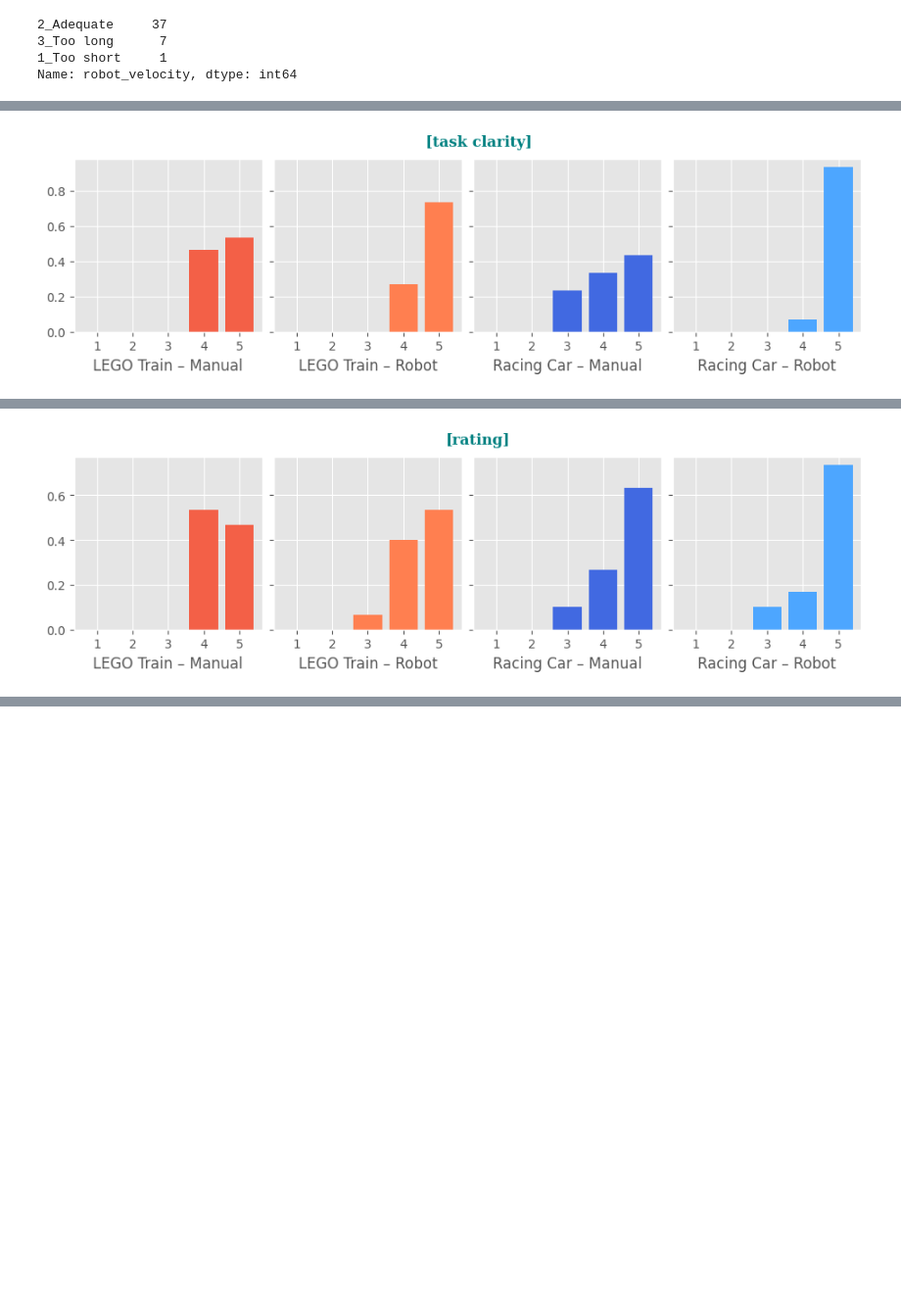
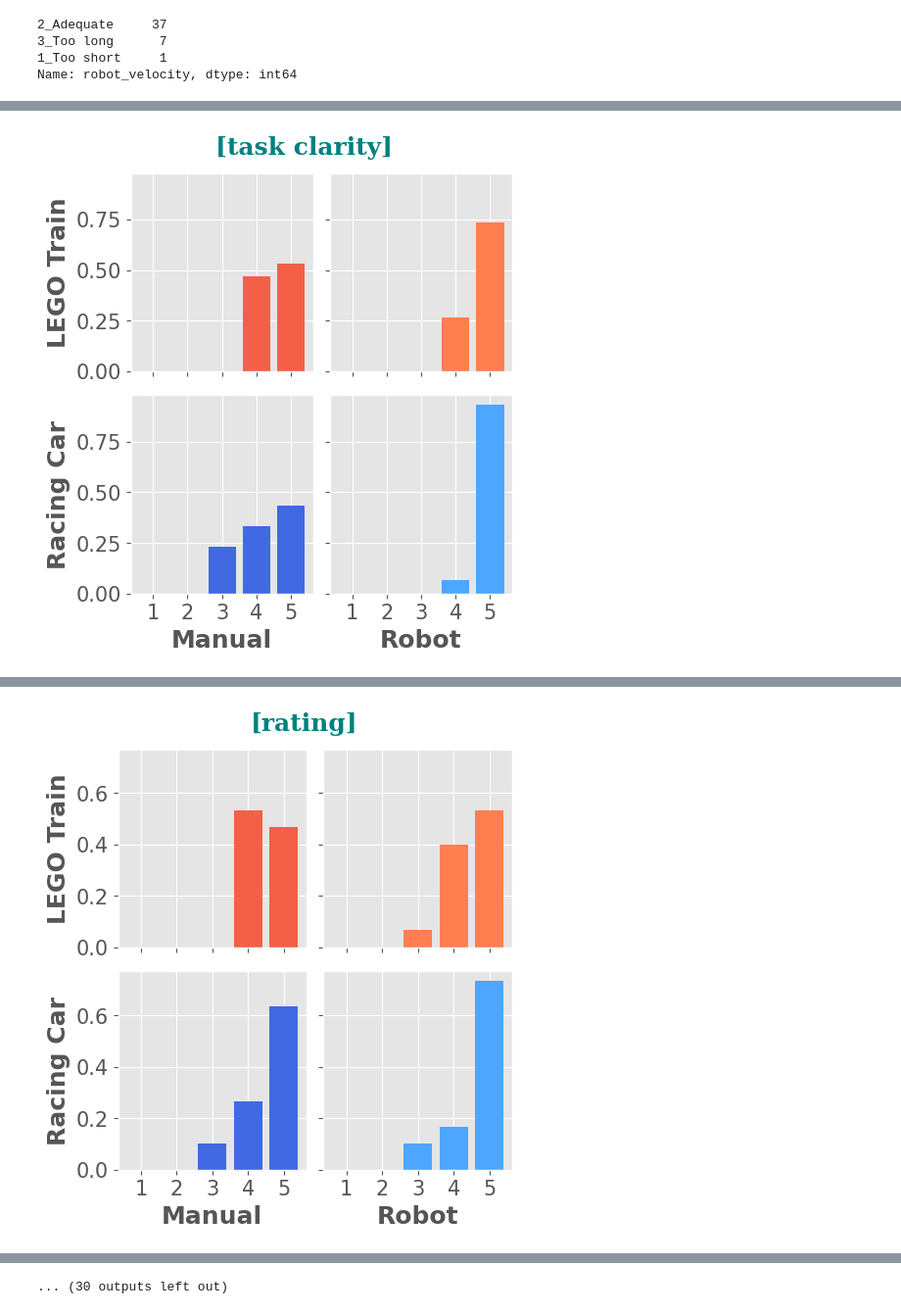
Before and after one commit to beatrice-portelli/MaCoRoGPT-plots, a Jupyter notebook: for_paper.ipynb, the cells around one changed output, grey strips where cells are left out. Shown at 98% size. Cells and saved outputs as stored; diff of their text form; code cells hidden in the pictures; blank space fills up the shorter version.

Commit message:
plots

```diff
--- a/for_paper.ipynb
+++ b/for_paper.ipynb
@@ -317,26 +313,30 @@ for VAR, X_RANGE, X_LABELS, ORIENTATION, SETUPS in PLOTS:
 # %%
 plt.style.use('ggplot')
+font = {
+    'size' : 15
+}
+mpl.rc('font', **font)
 
 PLOTS = [
-    ("task_clarity", list(range(1,6)), None, "horizontal", ["Manual", "Robot"]),
-    ("rating", list(range(1,6)), None, "horizontal", ["Manual", "Robot"]),
-    # ("perceived_effort", list(range(1,6)), None, "horizontal", ["Manual"]),
-    # ("comfortable", list(range(1,6)), None, "horizontal", ["Manual"]),
-    # ("fatigue", list(range(2)), ["No", "Yes"], "horizontal", ["Manual"]),
-    # ("sequence_intuitive", list(range(1,6)), None, "horizontal", ["Manual"]),
-    # ("perceived_difficulty", list(range(1,6)), None, "horizontal", ["Manual"]),
-    # ("efficiency", list(range(1,6)), None, "horizontal", ["Manual"]),
-    # ("robot_facilitated", list(range(1,6)), None, "horizontal", ["Robot"]),
-    # ("int_reduced_robot_downtime", list(range(0,4)), ['N/A', 'No', 'Slightly', 'Significantly'], "horizontal", ["Robot"]),
-    # ("robot_natural_interaction", list(range(1,6)), None, "horizontal", ["Robot"]),
-    # ("robot_timely", list(range(1,6)), None, "horizontal", ["Robot"]),
-    # ("interaction_fluidity", list(range(1,6)), None, "horizontal", ["Robot"]),
-    # ("robot_trajectory", list(range(1,6)), None, "horizontal", ["Robot"]),
-    # ("int_robot_velocity", list(range(3)), ["Too fast", "Adequate", "Too slow"], "horizontal", ["Robot"]),
-    # ("robot_obstacle", list(range(2)), ["No", "Yes"], "horizontal", ["Robot"]),
-    # ("robot_collision", list(range(3)), ["Never", "Sometimes", "Often"], "horizontal", ["Robot"]),
-    # ("safety_effective", list(range(1,6)), None, "horizontal", ["Robot"]),
-    # ("gui_simple", list(range(1,6)), None, "horizontal", ["Robot"]),
+    ("task_clarity", list(range(1,6)), None, "squared", ["Manual", "Robot"]),
+    ("rating", list(range(1,6)), None, "squared", ["Manual", "Robot"]),
+    ("perceived_effort", list(range(1,6)), None, "horizontal", ["Manual"]),
+    ("comfortable", list(range(1,6)), None, "horizontal", ["Manual"]),
+    ("fatigue", list(range(2)), ["No", "Yes"], "horizontal", ["Manual"]),
+    ("sequence_intuitive", list(range(1,6)), None, "horizontal", ["Manual"]),
+    ("perceived_difficulty", list(range(1,6)), None, "horizontal", ["Manual"]),
+    ("efficiency", list(range(1,6)), None, "horizontal", ["Manual"]),
+    ("robot_facilitated", list(range(1,6)), None, "horizontal", ["Robot"]),
+    ("int_reduced_robot_downtime", list(range(0,4)), ['N/A', 'No', 'Slightly', 'Significantly'], "horizontal", ["Robot"]),
+    ("robot_natural_interaction", list(range(1,6)), None, "horizontal", ["Robot"]),
+    ("robot_timely", list(range(1,6)), None, "horizontal", ["Robot"]),
+    ("interaction_fluidity", list(range(1,6)), None, "horizontal", ["Robot"]),
+    ("robot_trajectory", list(range(1,6)), None, "horizontal", ["Robot"]),
+    ("int_robot_velocity", list(range(3)), ["Too fast", "Adequate", "Too slow"], "horizontal", ["Robot"]),
+    ("robot_obstacle", list(range(2)), ["No", "Yes"], "horizontal", ["Robot"]),
+    ("robot_collision", list(range(3)), ["Never", "Sometimes", "Often"], "horizontal", ["Robot"]),
+    ("safety_effective", list(range(1,6)), None, "horizontal", ["Robot"]),
+    ("gui_simple", list(range(1,6)), None, "horizontal", ["Robot"]),
     ("perceived_time", list(range(4)), ["N/A", "Too short", "Adequate", "Too long"], "horizontal", ["Manual", "Robot"]),
     ("safety", list(range(1,6)), None, "horizontal", ["Manual", "Robot"]),
 ]
@@ -373,13 +373,15 @@ for VAR, X_RANGE, X_LABELS, ORIENTATION, SETUPS in PLOTS:
 
     if ORIENTATION == "horizontal":
         if len(SETUPS) == 2:
-            v, h, figsize = 1, 4, (9.4,2.85)
+            v, h, figsize = 1, 4, (9.4,2.85+0.5)
             if VAR == "perceived_time":
-                v, h, figsize = 1, 4, (9.4,3.6)
+                v, h, figsize = 1, 4, (9.4,3.6+0.5)
         else:
-            v, h, figsize = 2, 1, (2.85,4.95)
+            v, h, figsize = 2, 1, (2.85,4.95+0.5)
     else:
-        v, h, figsize = 2, 2, (5,5)
+        v, h, figsize = 2, 2, (5,5+0.5)
+
+
 
     fig, axs = plt.subplots(v, h, figsize=figsize, sharex=True, sharey=True)
     i=0
@@ -395,6 +397,8 @@ for VAR, X_RANGE, X_LABELS, ORIENTATION, SETUPS in PLOTS:
             vals = df[VAR].value_counts().sort_index()
 
 
+
+
             if VAR in replace_dict:
                 vals.rename(index=replace_dict[VAR], inplace=True)
 
@@ -406,6 +410,19 @@ for VAR, X_RANGE, X_LABELS, ORIENTATION, SETUPS in PLOTS:
                     vals.loc[xval]=0
             vals = vals.loc[X_LABELS]
 
+            # print(X_RANGE)
+            # print(vals)
+            values = []
+            for val, count in zip(X_RANGE, vals):
+                if val != 0:
+                    values += [val]*count
+
+            values = pd.Series(values)
+            mean = values.mean()
+            std = values.std()
+
+            print(VAR, "|", color_key, "|", round(mean, 2), "+/-", round(std, 2))
+            print(vals.values.tolist())
 
             x = vals.index.tolist()
             y = vals.values
@@ -418,12 +435,12 @@ for VAR, X_RANGE, X_LABELS, ORIENTATION, SETUPS in PLOTS:
             if ORIENTATION == "horizontal":
                 # if i==0:
                 #     ax.set_ylabel(" ")
-                ax.set_xlabel(color_key)
+                ax.set_xlabel(color_key.replace(" – ", "\n"), fontweight="bold")
             else:
                 if i%2==0:
-                    ax.set_ylabel(PRODUCT)
+                    ax.set_ylabel(PRODUCT, fontweight="bold")
                 if i>1:
-                    ax.set_xlabel(SETUP)
+                    ax.set_xlabel(SETUP, fontweight="bold")
 
             if X_LABELS is not None and type(X_LABELS[0])==str:
                 # ax.set_yticks(X_RANGE, X_LABELS)
@@ -441,7 +458,7 @@ for VAR, X_RANGE, X_LABELS, ORIENTATION, SETUPS in PLOTS:
     else:
         x = 0.55
     fig.suptitle(title, color="teal", fontweight="bold", fontfamily="serif", x=x)
-    plt.tight_layout(pad=.6)
+    plt.tight_layout(pad=0.6)
     plt.savefig(f"img/{title}.png", dpi=200)
     plt.savefig(f"img/{title}.pdf")
     plt.show()
@@ -449 +474 @@ for VAR, X_RANGE, X_LABELS, ORIENTATION, SETUPS in PLOTS:
-[figure, old version]
+[figure, new version]
@@ -450 +483 @@ for VAR, X_RANGE, X_LABELS, ORIENTATION, SETUPS in PLOTS:
-[figure, old version]
+[figure, new version]
@@ -452,0 +504 @@ for VAR, X_RANGE, X_LABELS, ORIENTATION, SETUPS in PLOTS:
+... (30 outputs left out)
```
Also changed, not shown: parts of 7 cells of this notebook, 45 other files.
